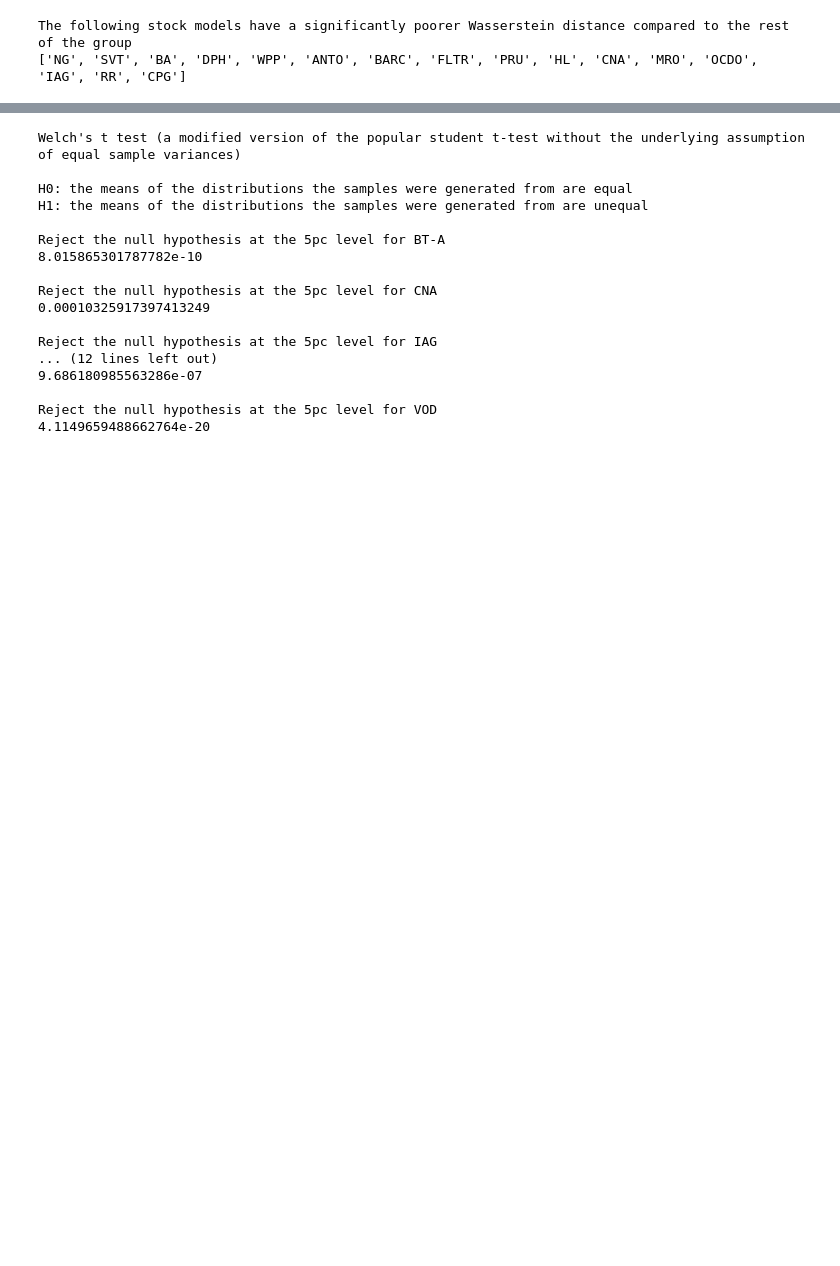
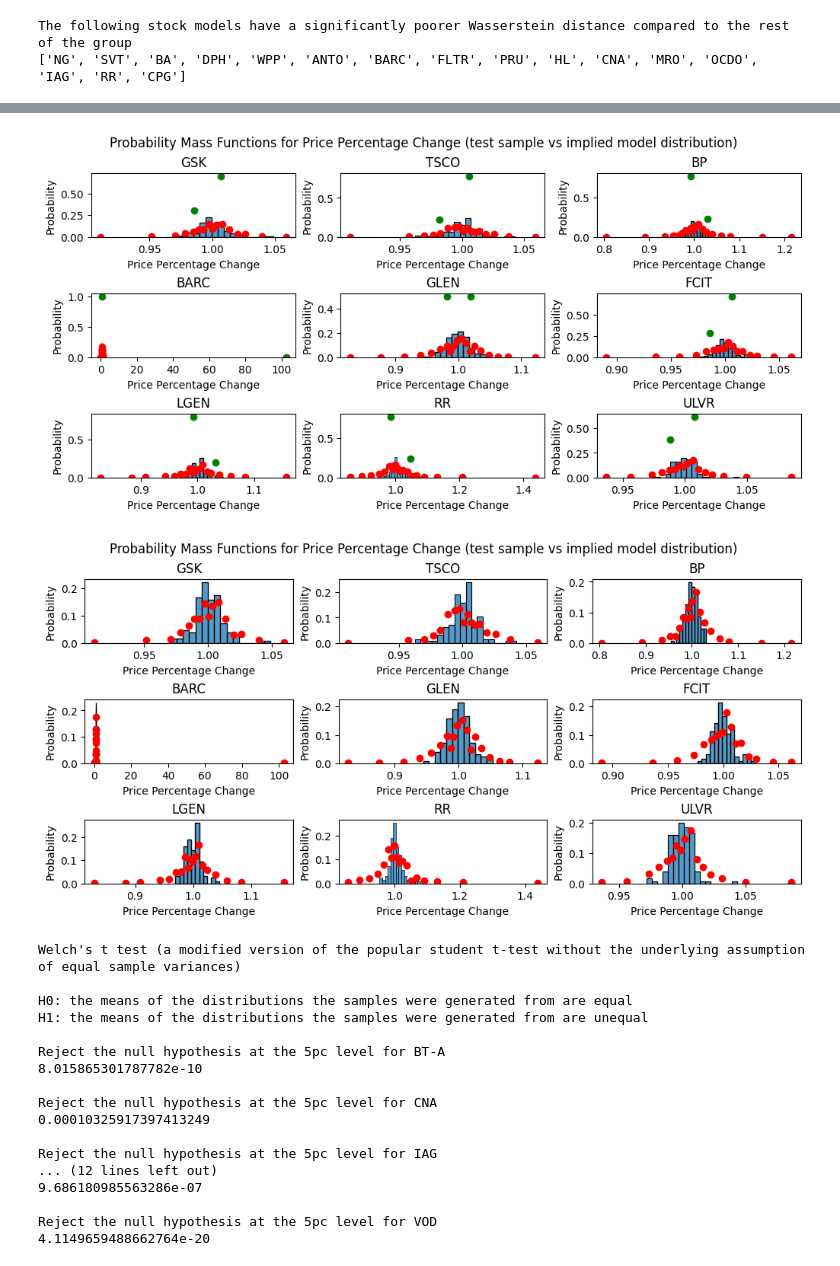
Before and after one commit to Jamesflynn1/FiniteMarketModel, a Jupyter notebook: EvaluateFit.ipynb, the cells around one changed output, grey strips where cells are left out. Drawn from its saved outputs; the diff is of its cells as text; code cells hidden in the pictures; blank space fills up the shorter version.

Commit message:
Added start of binomial fitting directly from mean/variance

```diff
--- a/EvaluateFit.ipynb
+++ b/EvaluateFit.ipynb
@@ -534,3 +524,36 @@ for i in range(len(tickers)):
+# %%
+def plotProbMassFunctions(ticker, axis, incBinomial):
+    sb.histplot(calculateChange(test_stocks[ticker],"percentage"), stat="probability",ax=axis)
+    bestModel = highestPerfModels[ticker]
+    axis.scatter(bestModel.values, np.array(bestModel.probabilities), c="red")
+    if incBinomial:
+        clusteredBinomialModel = preValidationModels[ticker]["ward2"]
+        axis.scatter(clusteredBinomialModel.values, np.array(clusteredBinomialModel.probabilities), c="green")
+    axis.set(xlabel='Price Percentage Change')
+    axis.set_title(ticker, fontsize='large')
+# %%
+import seaborn as sb
+
+
+for showBinomial in [True, False]:
+    plt.rcParams["figure.figsize"] = (10,5)
+    fig, ((ax1, ax2, ax3), (ax4, ax5, ax6), (ax7, ax8, ax9)) = plt.subplots(3, 3, layout = "constrained")
+    plotProbMassFunctions("GSK", ax1 , showBinomial)
+    plotProbMassFunctions("TSCO", ax2, showBinomial)
+    plotProbMassFunctions("BP", ax3, showBinomial)
+    plotProbMassFunctions("BARC", ax4, showBinomial)
+    plotProbMassFunctions("GLEN", ax5, showBinomial)
+    plotProbMassFunctions("FCIT", ax6, showBinomial)
+    plotProbMassFunctions("LGEN", ax7, showBinomial)
+    plotProbMassFunctions("RR", ax8, showBinomial)
+    plotProbMassFunctions("ULVR", ax9, showBinomial)
+    fig.suptitle("Probability Mass Functions for Price Percentage Change (test sample vs implied model distribution)")
+
+    plt.savefig("Images/Stock-Distribs-Sample-WIP.svg")
+    plt.show()
+# %% [output]
+[figure, added]
+[figure, added]
 # %%
 # Welch's t-test
 import scipy as scp
```
Also changed, not shown: parts of 12 cells of this notebook, 2 other files.
